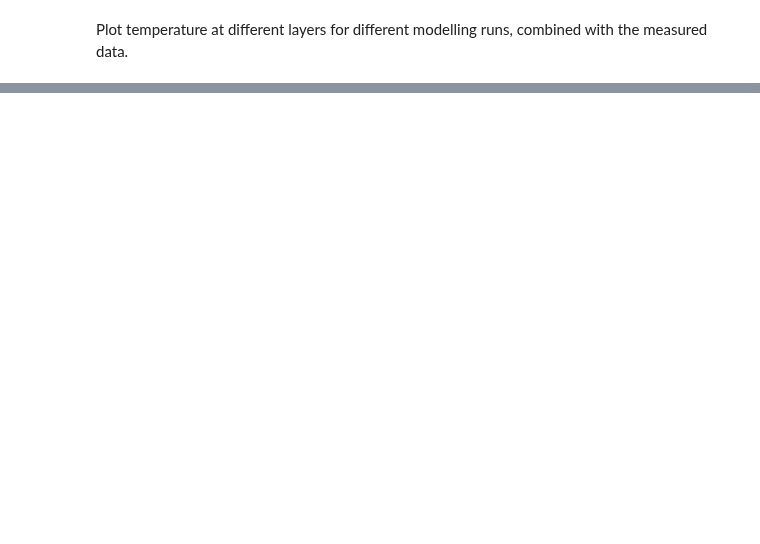
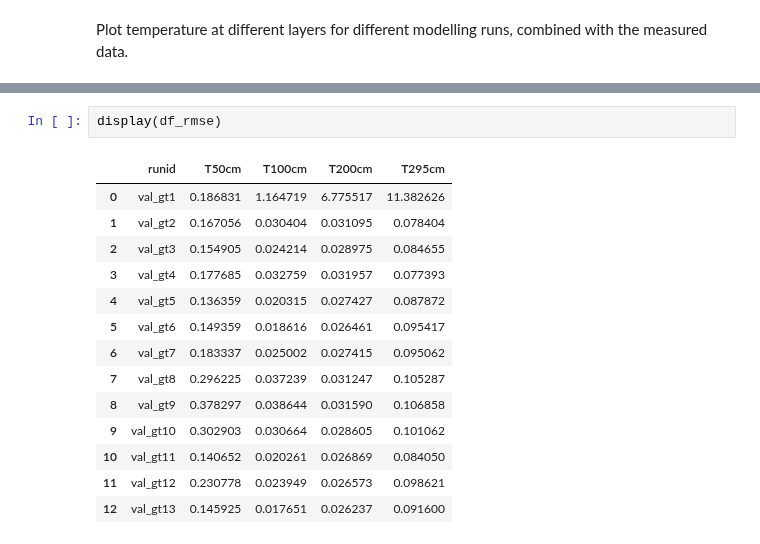
Before and after one commit to khdebruijn/thermo-morphological-model, a Jupyter notebook: validation/ground_temperature_calibration.ipynb, the cells around one changed output, grey strips where cells are left out. Drawn from its saved outputs; the diff is of its cells as text; blank space fills up the shorter version.

```diff
--- a/validation/ground_temperature_calibration.ipynb
+++ b/validation/ground_temperature_calibration.ipynb
@@ -140,0 +224,17 @@ plt.show()
+# %%
+display(df_rmse)
+# %% [output]
+|  | runid | T50cm | T100cm | T200cm | T295cm |
+| 0 | val_gt1 | 0.186831 | 1.164719 | 6.775517 | 11.382626 |
+| 1 | val_gt2 | 0.167056 | 0.030404 | 0.031095 | 0.078404 |
+| 2 | val_gt3 | 0.154905 | 0.024214 | 0.028975 | 0.084655 |
+| 3 | val_gt4 | 0.177685 | 0.032759 | 0.031957 | 0.077393 |
+| 4 | val_gt5 | 0.136359 | 0.020315 | 0.027427 | 0.087872 |
+| 5 | val_gt6 | 0.149359 | 0.018616 | 0.026461 | 0.095417 |
+| 6 | val_gt7 | 0.183337 | 0.025002 | 0.027415 | 0.095062 |
+| 7 | val_gt8 | 0.296225 | 0.037239 | 0.031247 | 0.105287 |
+| 8 | val_gt9 | 0.378297 | 0.038644 | 0.031590 | 0.106858 |
+| 9 | val_gt10 | 0.302903 | 0.030664 | 0.028605 | 0.101062 |
+| 10 | val_gt11 | 0.140652 | 0.020261 | 0.026869 | 0.084050 |
+| 11 | val_gt12 | 0.230778 | 0.023949 | 0.026573 | 0.098621 |
+| 12 | val_gt13 | 0.145925 | 0.017651 | 0.026237 | 0.091600 |
```
Also changed, not shown: parts of 7 cells of this notebook.
